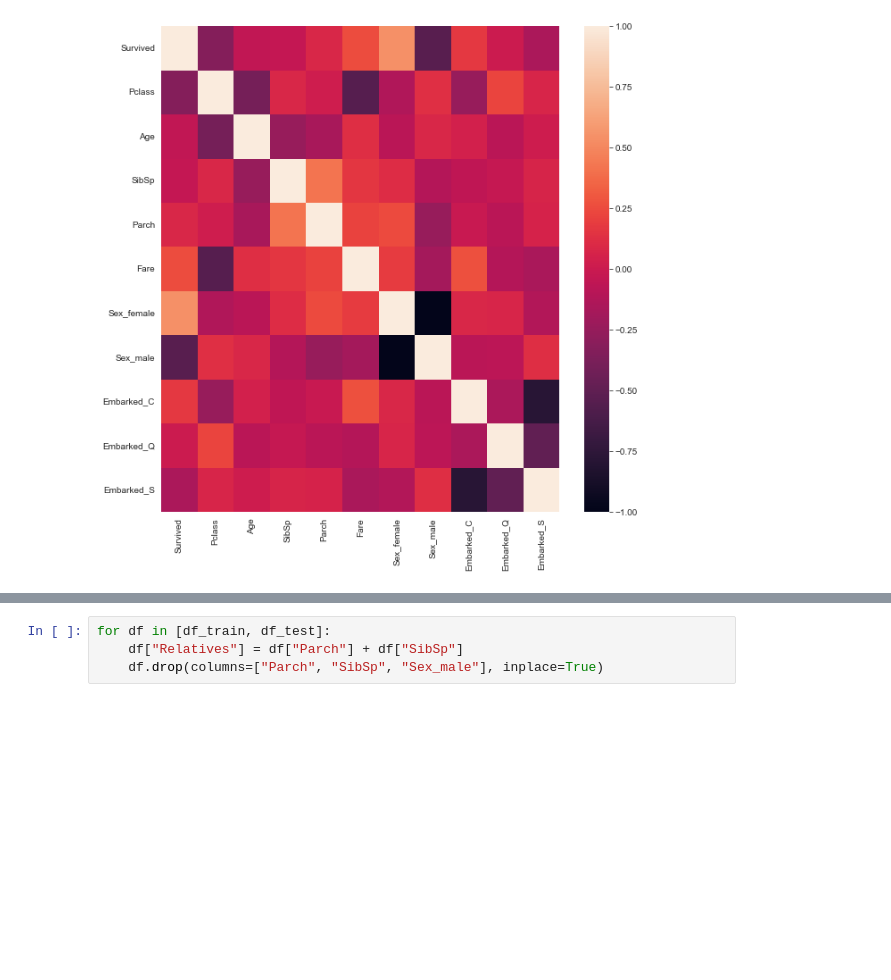
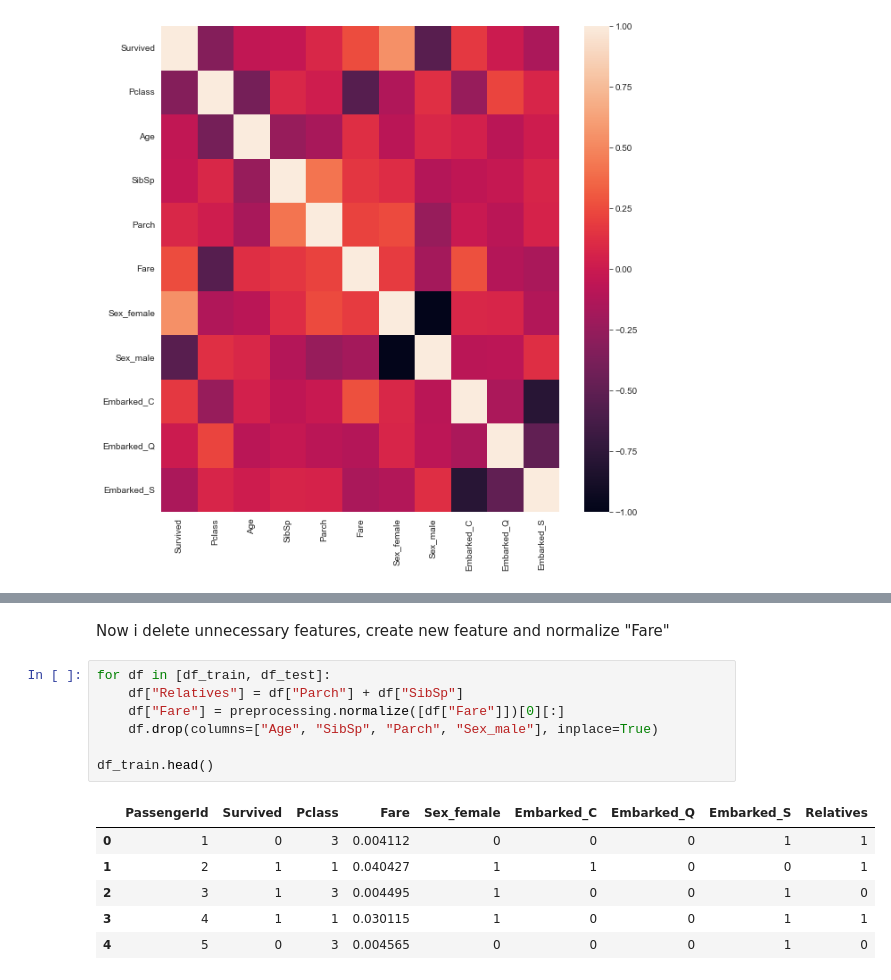
Before and after one commit to KarlsonAV/Titanic_Survival_Prediction, a Jupyter notebook: TitanicSurvivalModel.ipynb, the cells around one changed output, grey strips where cells are left out. Drawn from its saved outputs; the diff is of its cells as text; blank space fills up the shorter version.

```diff
--- a/TitanicSurvivalModel.ipynb
+++ b/TitanicSurvivalModel.ipynb
@@ -219,7 +226,19 @@ df_train.drop("PassengerId", axis=1).corr()
 | Embarked_C | 0.169966 | -0.245733 | 0.042585 | -0.060074 | -0.011588 | 0.270731 | 0.084520 | -0.084520 | 1.000000 | -0.148646 | ... |
 | Embarked_Q | 0.004536 | 0.220558 | -0.080875 | -0.026692 | -0.081585 | -0.116684 | 0.075217 | -0.075217 | -0.148646 | 1.000000 | ... |
 | Embarked_S | -0.151777 | 0.076466 | 0.013598 | 0.069438 | 0.061512 | -0.163758 | -0.121405 | 0.121405 | -0.782613 | -0.499261 | ... |
+# %% [markdown]
+Now i delete unnecessary features, create new feature and normalize "Fare"
 # %%
 for df in [df_train, df_test]:
     df["Relatives"] = df["Parch"] + df["SibSp"]
-    df.drop(columns=["Parch", "SibSp", "Sex_male"], inplace=True)
+    df["Fare"] = preprocessing.normalize([df["Fare"]])[0][:]
+    df.drop(columns=["Age", "SibSp", "Parch", "Sex_male"], inplace=True)
+
+df_train.head()
+# %% [output]
+|  | PassengerId | Survived | Pclass | Fare | Sex_female | Embarked_C | Embarked_Q | Embarked_S | Relatives |
+| 0 | 1 | 0 | 3 | 0.004112 | 0 | 0 | 0 | 1 | 1 |
+| 1 | 2 | 1 | 1 | 0.040427 | 1 | 1 | 0 | 0 | 1 |
+| 2 | 3 | 1 | 3 | 0.004495 | 1 | 0 | 0 | 1 | 0 |
+| 3 | 4 | 1 | 1 | 0.030115 | 1 | 0 | 0 | 1 | 1 |
+| 4 | 5 | 0 | 3 | 0.004565 | 0 | 0 | 0 | 1 | 0 |
```
Also changed, not shown: parts of 19 cells of this notebook, 1 other file.
